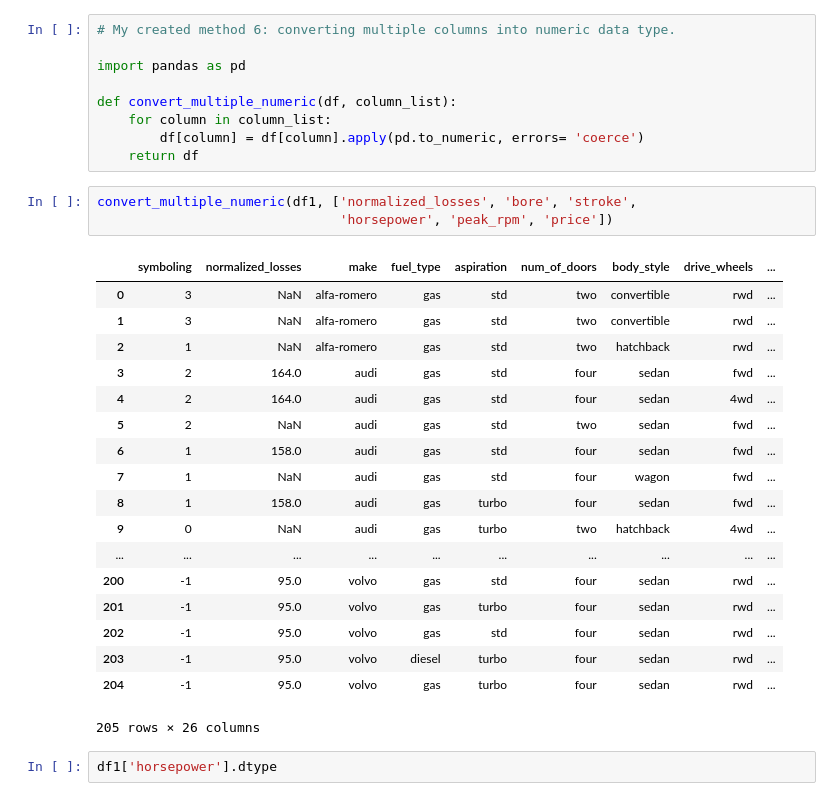
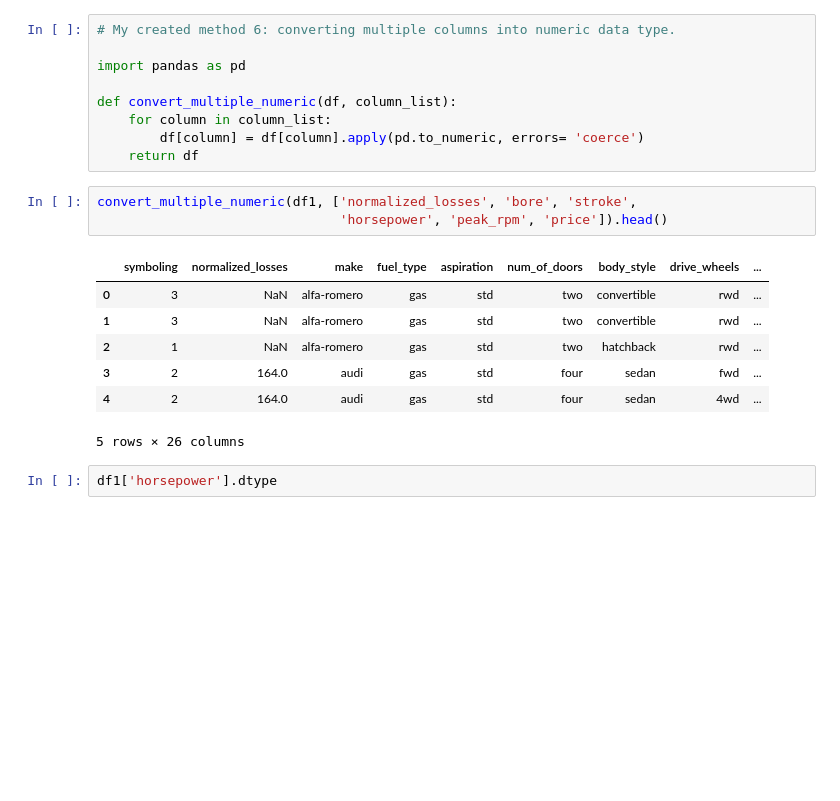
Before and after one commit to mhan1/Data-Science, a Jupyter notebook: Machine Learning_Linear Regression project_Minyeong Han_Data Science/1_Minyeong Han_Feature engineering_Data Science.ipynb, the cells around one changed output. Cells and saved outputs as stored; diff of their text form; blank space fills up the shorter version.

```diff
--- a/Machine Learning_Linear Regression project_Minyeong Han_Data Science/1_Minyeong Han_Feature engineering_Data Science.ipynb
+++ b/Machine Learning_Linear Regression project_Minyeong Han_Data Science/1_Minyeong Han_Feature engineering_Data Science.ipynb
@@ -551,26 +540,15 @@ def convert_multiple_numeric(df, column_list):
     return df
 # %%
 convert_multiple_numeric(df1, ['normalized_losses', 'bore', 'stroke',
-                               'horsepower', 'peak_rpm', 'price'])
+                               'horsepower', 'peak_rpm', 'price']).head()
 # %% [output]
 |  | symboling | normalized_losses | make | fuel_type | aspiration | num_of_doors | body_style | drive_wheels | ... |
 | 0 | 3 | NaN | alfa-romero | gas | std | two | convertible | rwd | ... |
 | 1 | 3 | NaN | alfa-romero | gas | std | two | convertible | rwd | ... |
 | 2 | 1 | NaN | alfa-romero | gas | std | two | hatchback | rwd | ... |
 | 3 | 2 | 164.0 | audi | gas | std | four | sedan | fwd | ... |
 | 4 | 2 | 164.0 | audi | gas | std | four | sedan | 4wd | ... |
-| 5 | 2 | NaN | audi | gas | std | two | sedan | fwd | ... |
-| 6 | 1 | 158.0 | audi | gas | std | four | sedan | fwd | ... |
-| 7 | 1 | NaN | audi | gas | std | four | wagon | fwd | ... |
-| 8 | 1 | 158.0 | audi | gas | turbo | four | sedan | fwd | ... |
-| 9 | 0 | NaN | audi | gas | turbo | two | hatchback | 4wd | ... |
-| ... | ... | ... | ... | ... | ... | ... | ... | ... | ... |
-| 200 | -1 | 95.0 | volvo | gas | std | four | sedan | rwd | ... |
-| 201 | -1 | 95.0 | volvo | gas | turbo | four | sedan | rwd | ... |
-| 202 | -1 | 95.0 | volvo | gas | std | four | sedan | rwd | ... |
-| 203 | -1 | 95.0 | volvo | diesel | turbo | four | sedan | rwd | ... |
-| 204 | -1 | 95.0 | volvo | gas | turbo | four | sedan | rwd | ... |
-205 rows × 26 columns
+5 rows × 26 columns
 # %%
 df1['horsepower'].dtype
 # %% [output]
```
Also changed, not shown: parts of 2 cells of this notebook.
